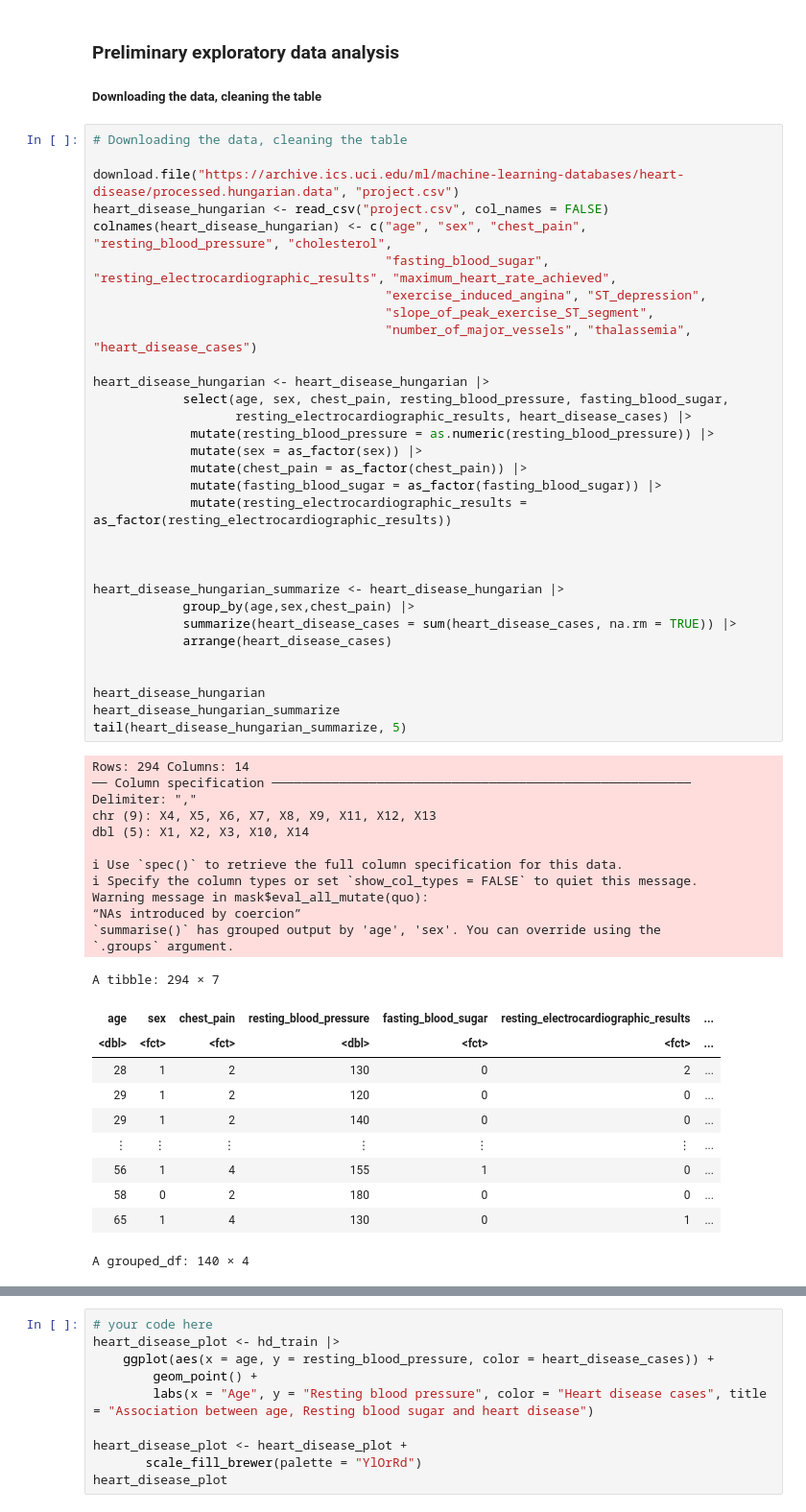
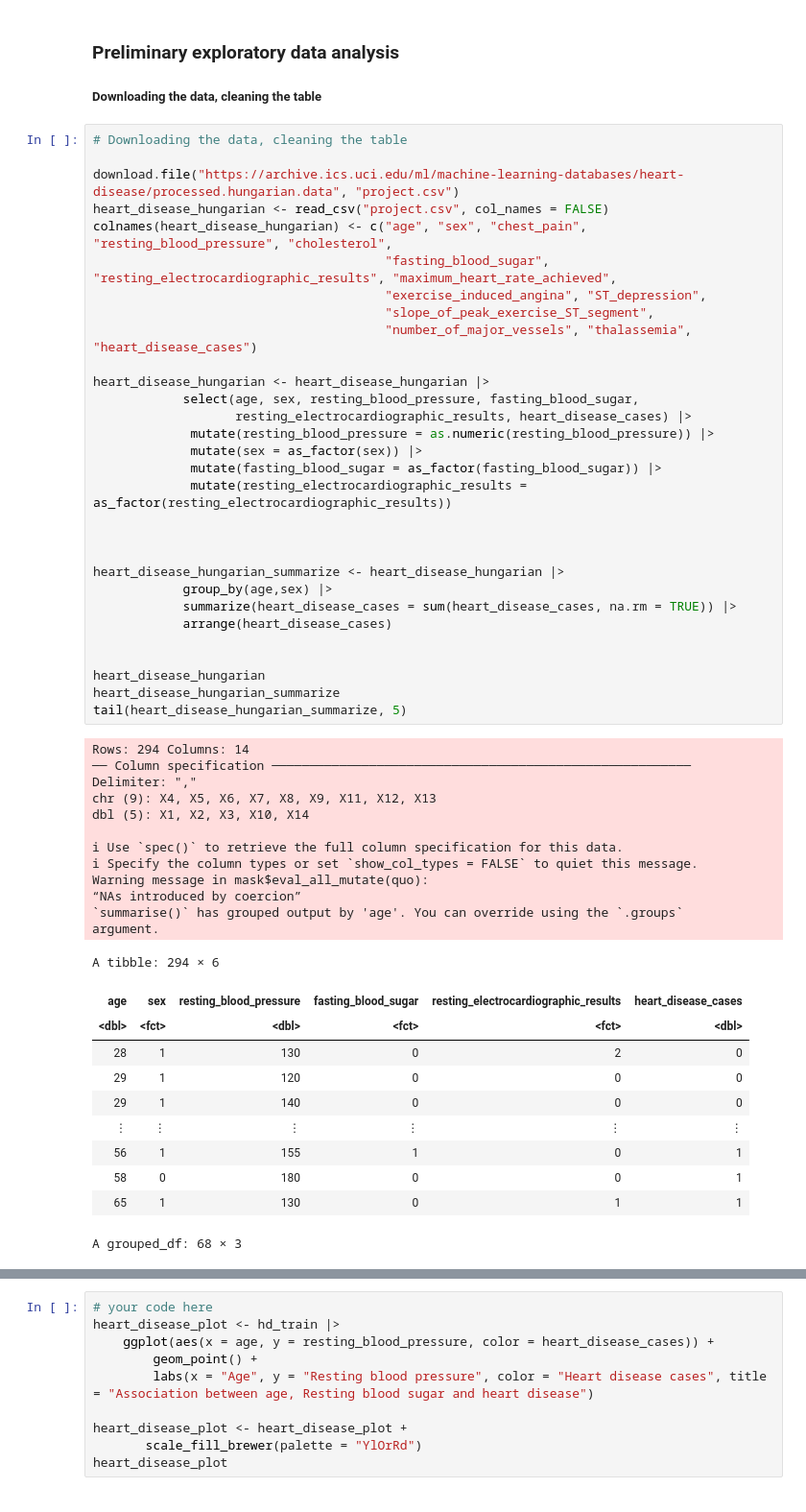
Before and after one commit to jaden-lai/DSCI-100-006-21, a Jupyter notebook: project.ipynb, the cells around one changed output, grey strips where cells are left out. Shown at 96% size. Drawn from its saved outputs; the diff is of its cells as text.

```diff
--- a/project.ipynb
+++ b/project.ipynb
@@ -32,46 +32,45 @@ colnames(heart_disease_hungarian) <- c("age", "sex", "chest_pain", "resting_bloo
                                        "number_of_major_vessels", "thalassemia", "heart_disease_cases")
 
 heart_disease_hungarian <- heart_disease_hungarian |>
-            select(age, sex, chest_pain, resting_blood_pressure, fasting_blood_sugar,
+            select(age, sex, resting_blood_pressure, fasting_blood_sugar,
                    resting_electrocardiographic_results, heart_disease_cases) |>
              mutate(resting_blood_pressure = as.numeric(resting_blood_pressure)) |>
              mutate(sex = as_factor(sex)) |>
-             mutate(chest_pain = as_factor(chest_pain)) |>
              mutate(fasting_blood_sugar = as_factor(fasting_blood_sugar)) |>
              mutate(resting_electrocardiographic_results = as_factor(resting_electrocardiographic_results))
 
 
 
 heart_disease_hungarian_summarize <- heart_disease_hungarian |>
-            group_by(age,sex,chest_pain) |>
+            group_by(age,sex) |>
             summarize(heart_disease_cases = sum(heart_disease_cases, na.rm = TRUE)) |>
             arrange(heart_disease_cases)
 
 
 heart_disease_hungarian
 heart_disease_hungarian_summarize
 tail(heart_disease_hungarian_summarize, 5)
 # %% [output]
 Rows: 294 Columns: 14
 ── Column specification ────────────────────────────────────────────────────────
 Delimiter: ","
 chr (9): X4, X5, X6, X7, X8, X9, X11, X12, X13
 dbl (5): X1, X2, X3, X10, X14
 
 ℹ Use `spec()` to retrieve the full column specification for this data.
 ℹ Specify the column types or set `show_col_types = FALSE` to quiet this message.
 Warning message in mask$eval_all_mutate(quo):
 “NAs introduced by coercion”
-`summarise()` has grouped output by 'age', 'sex'. You can override using the
-`.groups` argument.
+`summarise()` has grouped output by 'age'. You can override using the `.groups`
+argument.
-A tibble: 294 × 7
+A tibble: 294 × 6
-| age | sex | chest_pain | resting_blood_pressure | fasting_blood_sugar | resting_electrocardiographic_results | ... |
-| <dbl> | <fct> | <fct> | <dbl> | <fct> | <fct> | ... |
-| 28 | 1 | 2 | 130 | 0 | 2 | ... |
-| 29 | 1 | 2 | 120 | 0 | 0 | ... |
-| 29 | 1 | 2 | 140 | 0 | 0 | ... |
-| ⋮ | ⋮ | ⋮ | ⋮ | ⋮ | ⋮ | ... |
-| 56 | 1 | 4 | 155 | 1 | 0 | ... |
-| 58 | 0 | 2 | 180 | 0 | 0 | ... |
-| 65 | 1 | 4 | 130 | 0 | 1 | ... |
+| age | sex | resting_blood_pressure | fasting_blood_sugar | resting_electrocardiographic_results | heart_disease_cases |
+| <dbl> | <fct> | <dbl> | <fct> | <fct> | <dbl> |
+| 28 | 1 | 130 | 0 | 2 | 0 |
+| 29 | 1 | 120 | 0 | 0 | 0 |
+| 29 | 1 | 140 | 0 | 0 | 0 |
+| ⋮ | ⋮ | ⋮ | ⋮ | ⋮ | ⋮ |
+| 56 | 1 | 155 | 1 | 0 | 1 |
+| 58 | 0 | 180 | 0 | 0 | 1 |
+| 65 | 1 | 130 | 0 | 1 | 1 |
-A grouped_df: 140 × 4
+A grouped_df: 68 × 3
```
Also changed, not shown: parts of 3 cells of this notebook.
